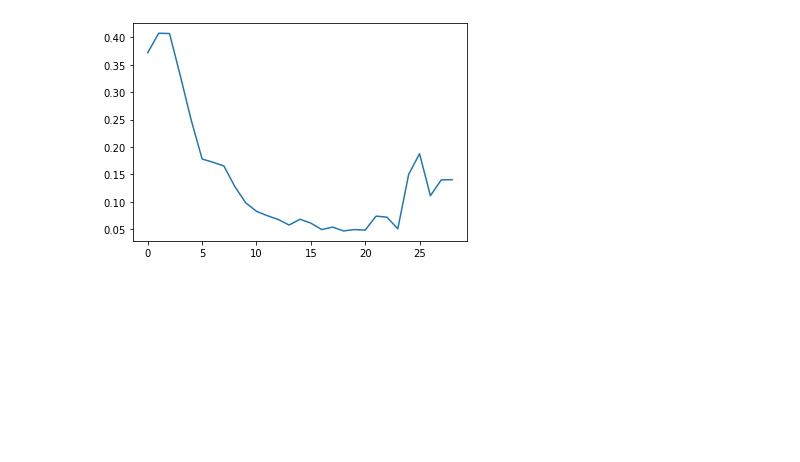
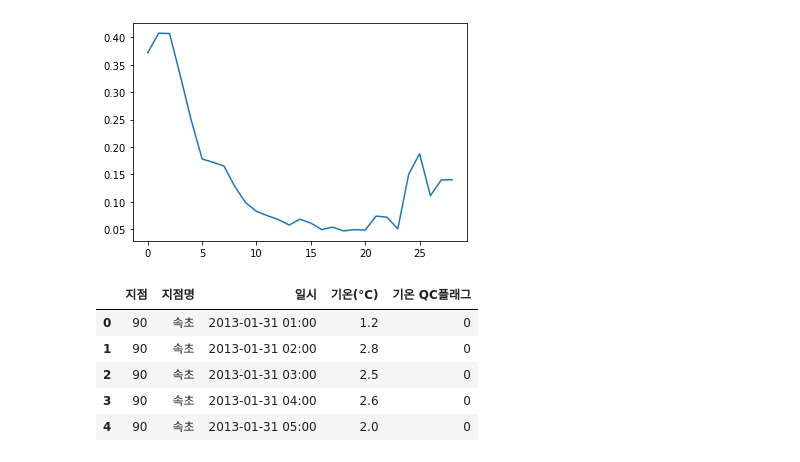
Before and after one commit to byunwj/Gas_Prediction, a Jupyter notebook: data_processor.ipynb, the cells around one changed output. Saved outputs shown, nothing was run; the diff lists cells and outputs as text; code cells hidden in the pictures; blank space fills up the shorter version.

Commit message:
adding weather feature

```diff
--- a/data_processor.ipynb
+++ b/data_processor.ipynb
@@ -548,3 +573,14 @@ plt.plot(hist.history['val_loss'])
 # %% [output]
 [<matplotlib.lines.Line2D at 0x...>]
 [figure]
+# %%
+weather_data = pd.read_csv('./Data/OBS_ASOS_TIM_20211024200339.csv', encoding = 'euc-kr')
+# %%
+weather_data.head()
+# %% [output]
+|  | 지점 | 지점명 | 일시 | 기온(°C) | 기온 QC플래그 |
+| 0 | 90 | 속초 | 2013-01-31 01:00 | 1.2 | 0 |
+| 1 | 90 | 속초 | 2013-01-31 02:00 | 2.8 | 0 |
+| 2 | 90 | 속초 | 2013-01-31 03:00 | 2.5 | 0 |
+| 3 | 90 | 속초 | 2013-01-31 04:00 | 2.6 | 0 |
+| 4 | 90 | 속초 | 2013-01-31 05:00 | 2.0 | 0 |
```
Also changed, not shown: parts of 4 cells of this notebook.
